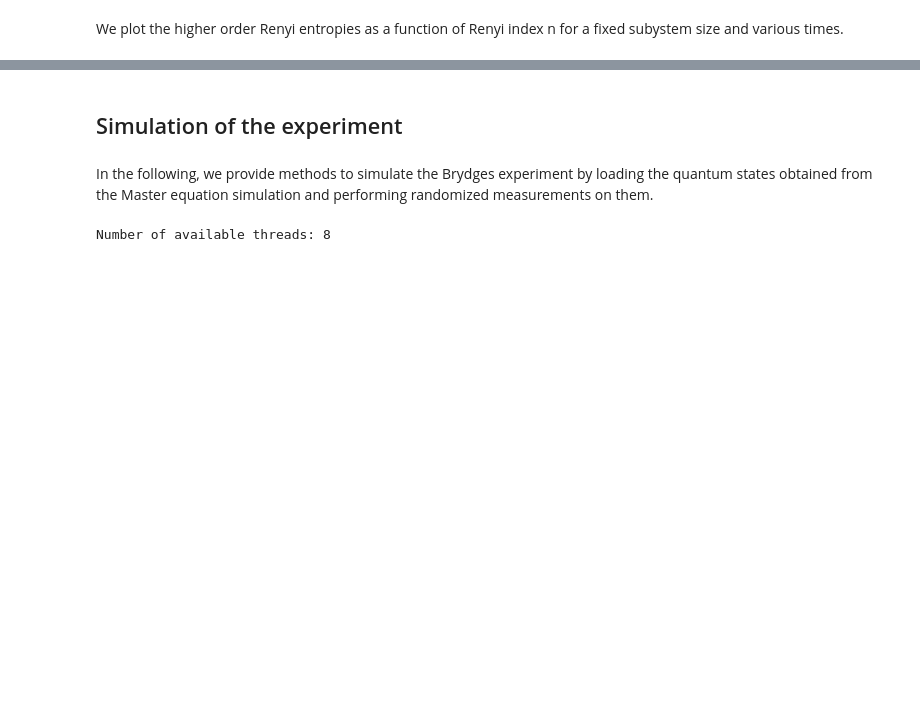
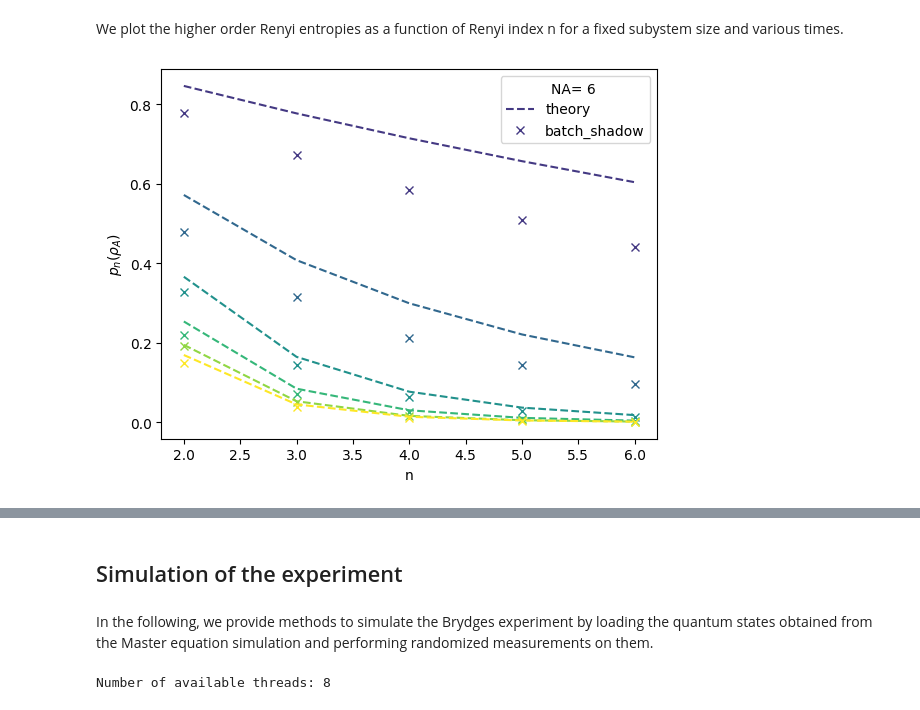
Before and after one commit to bvermersch/RandomMeas.jl, a Jupyter notebook: examples/BrydgesScience2019.ipynb, the cells around one changed output, grey strips where cells are left out. Drawn from its saved outputs; the diff is of its cells as text; code cells hidden in the pictures; blank space fills up the shorter version.

```diff
--- a/examples/BrydgesScience2019.ipynb
+++ b/examples/BrydgesScience2019.ipynb
@@ -81,10 +81,14 @@ using MAT
 
 #TODO: Simplify this code
 
+NA_max = 8
+
 ρ = Vector{ITensor}()
 p = zeros(Float64,ntimes,NA_max,k_max-1)
 S = zeros(Float64,ntimes,NA_max,k_max-1)
 SvN = zeros(Float64,ntimes,NA_max)
+Salpha = zeros(Float64,ntimes,NA_max,501)
+
 ITensors.disable_warn_order()
 
 for s in 1:ntimes
@@ -92,17 +96,26 @@ for s in 1:ntimes
     qstate = reshape(qstate,tuple((2*ones(Int,2*N))...))
     push!(ρ,ITensor(qstate,vcat(ξ',ξ)))
     for NA in 1:NA_max
+        ξA = []
         A = collect(1:NA)
         ρA = copy(ρ[s])
         for i in 1:N
             if !(i in A)
                 ρA *= δ(ξ[i],ξ[i]')
+            else
+                push!(ξA,ξ[i])
             end
         end
         for nt in 2:k_max
             p[s,NA,nt-1] = real(trace(power(ρA,nt),ξ[1:NA]))
             S[s,NA,nt-1]= log2(p[s,NA,nt-1])/(1-nt)
         end
+        D, U  = eigen(ρA,inds(ρA,plev=0),inds(ρA,plev=1))
+        SvN[s,NA] = get_entropy(D)
+        for i in 1:501
+            alpha = LinRange(1,6,501)[i]
+            Salpha[s,NA,i] = get_entropy(D;alpha=alpha)
+        end
     end
 end
 # %% [markdown]
@@ -130,19 +148,21 @@ We plot the higher order Renyi entropies as a function of Renyi index n for a fi
 # %%
 using PyPlot
 
 clf()
 cm = get_cmap(:viridis)
 NA = 6
 for s in 1:1
     plot(2:k_max,p[s,NA,:],"--",color=cm(s/ntimes),label="theory")
-    plot(2:k_max,trace_moment_bshadow[s,NA,:],"x",color=cm(s/ntimes),label="batch_shadow")
+    plot(2:k_max,p_bshadow[s,NA,:],"x",color=cm(s/ntimes),label="batch_shadow")
 end
 for s in 2:ntimes
     plot(2:k_max,p[s,NA,:],"--",color=cm(s/ntimes))
-    plot(2:k_max,trace_moment_bshadow[s,NA,:],"x",color=cm(s/ntimes))
+    plot(2:k_max,p_bshadow[s,NA,:],"x",color=cm(s/ntimes))
 end
 xlabel("n")
 ylabel(L"p_n(\rho_A)")
 legend(title = "NA= $NA ")
 
 gcf()
+# %% [output]
+[figure, added]
```
Also changed, not shown: parts of 3 cells of this notebook, 14 other files.
